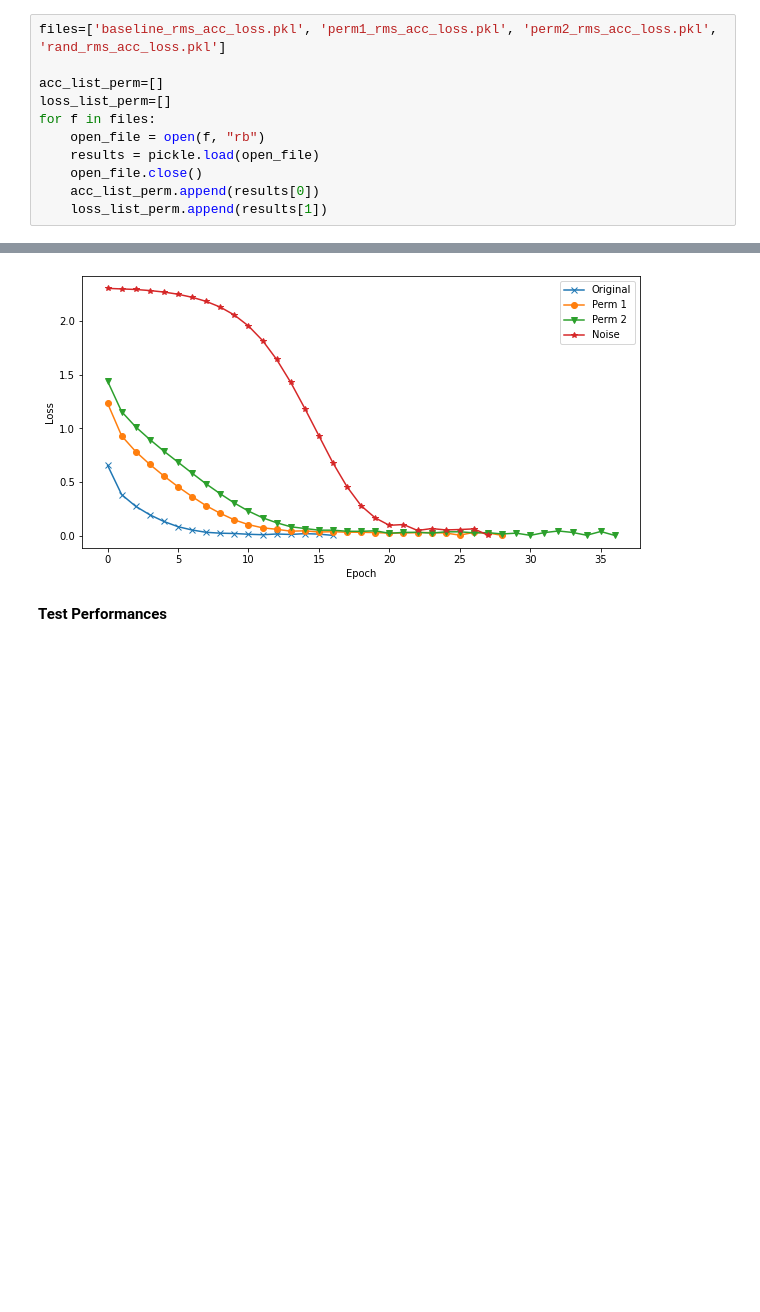
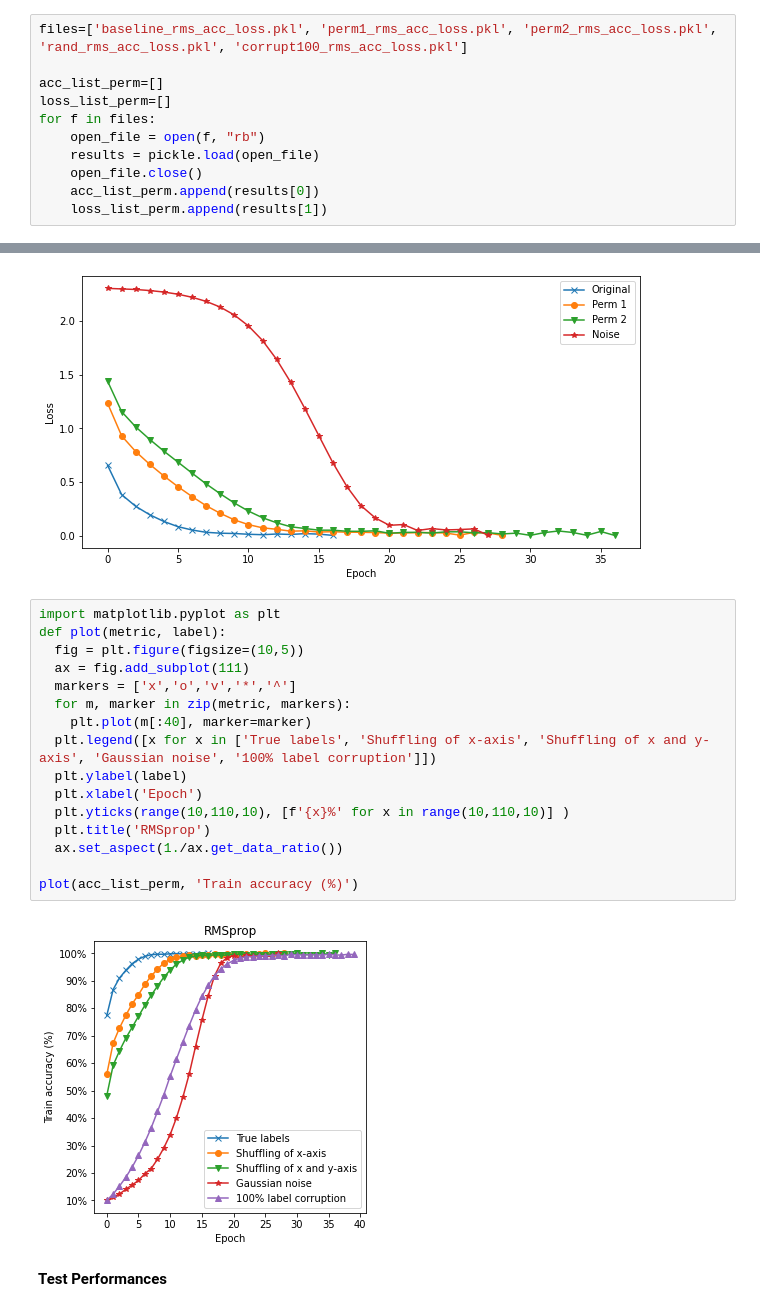
Before and after one commit to hhildaa/EPFL-OPTML-project, a Jupyter notebook: RMSprop.ipynb, the cells around one changed output, grey strips where cells are left out. Cells and saved outputs as stored; diff of their text form; blank space fills up the shorter version.

Commit message:
random noise updated
random noise updated

```diff
--- a/RMSprop.ipynb
+++ b/RMSprop.ipynb
@@ -372,5 +438,5 @@ Pixel Permutation Results
 # %%
-files=['baseline_rms_acc_loss.pkl', 'perm1_rms_acc_loss.pkl', 'perm2_rms_acc_loss.pkl', 'rand_rms_acc_loss.pkl']
+files=['baseline_rms_acc_loss.pkl', 'perm1_rms_acc_loss.pkl', 'perm2_rms_acc_loss.pkl', 'rand_rms_acc_loss.pkl', 'corrupt100_rms_acc_loss.pkl']
 
 acc_list_perm=[]
 loss_list_perm=[]
@@ -398,6 +464,24 @@ plot(acc_list_perm, 'Train accuracy (%)')
 plot(loss_list_perm, 'Loss')
 # %% [output]
 [figure]
+# %%
+import matplotlib.pyplot as plt
+def plot(metric, label):
+  fig = plt.figure(figsize=(10,5))
+  ax = fig.add_subplot(111)
+  markers = ['x','o','v','*','^']
+  for m, marker in zip(metric, markers):
+    plt.plot(m[:40], marker=marker)
+  plt.legend([x for x in ['True labels', 'Shuffling of x-axis', 'Shuffling of x and y-axis', 'Gaussian noise', '100% label corruption']])
+  plt.ylabel(label)
+  plt.xlabel('Epoch')
+  plt.yticks(range(10,110,10), [f'{x}%' for x in range(10,110,10)] )
+  plt.title('RMSprop')
+  ax.set_aspect(1./ax.get_data_ratio())
+
+plot(acc_list_perm, 'Train accuracy (%)')
+# %% [output]
+[figure, added]
 # %% [markdown]
 **Test Performances**
 # %%
```
Also changed, not shown: parts of 27 cells of this notebook.
